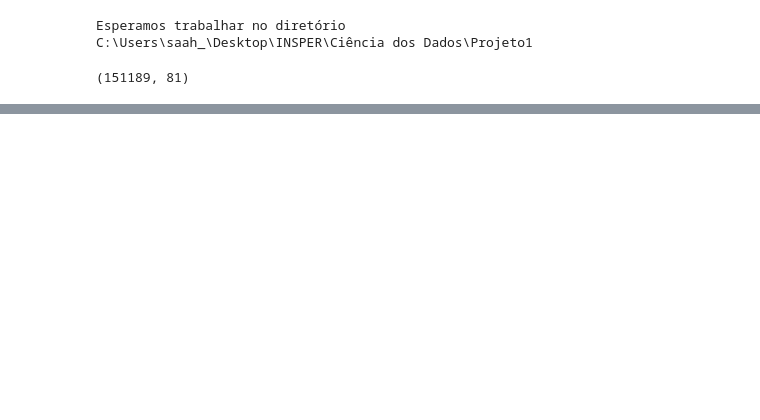
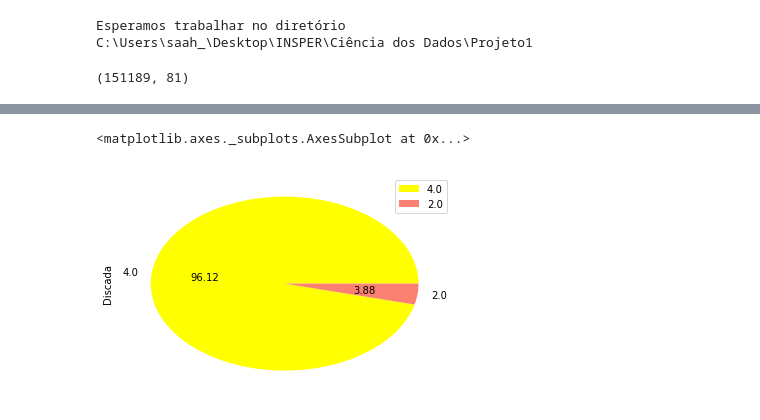
Before and after one commit to Samara19/Ci-ncia-dos-Dados, a Jupyter notebook: Projeto+1+Ciência+dos+Dados.ipynb, the cells around one changed output, grey strips where cells are left out. Drawn from its saved outputs; the diff is of its cells as text; code cells hidden in the pictures; blank space fills up the shorter version.

```diff
--- a/Projeto+1+Ciência+dos+Dados.ipynb
+++ b/Projeto+1+Ciência+dos+Dados.ipynb
@@ -201,0 +99,8 @@ df
+# %%
+
+df2 = df['Discada'].value_counts()
+
+df2.plot(kind='pie', colors=('yellow', 'salmon'), autopct="%0.2f",legend=True)
+# %% [output]
+<matplotlib.axes._subplots.AxesSubplot at 0x...>
+[figure, added]
```
Also changed, not shown: parts of 15 cells of this notebook.
